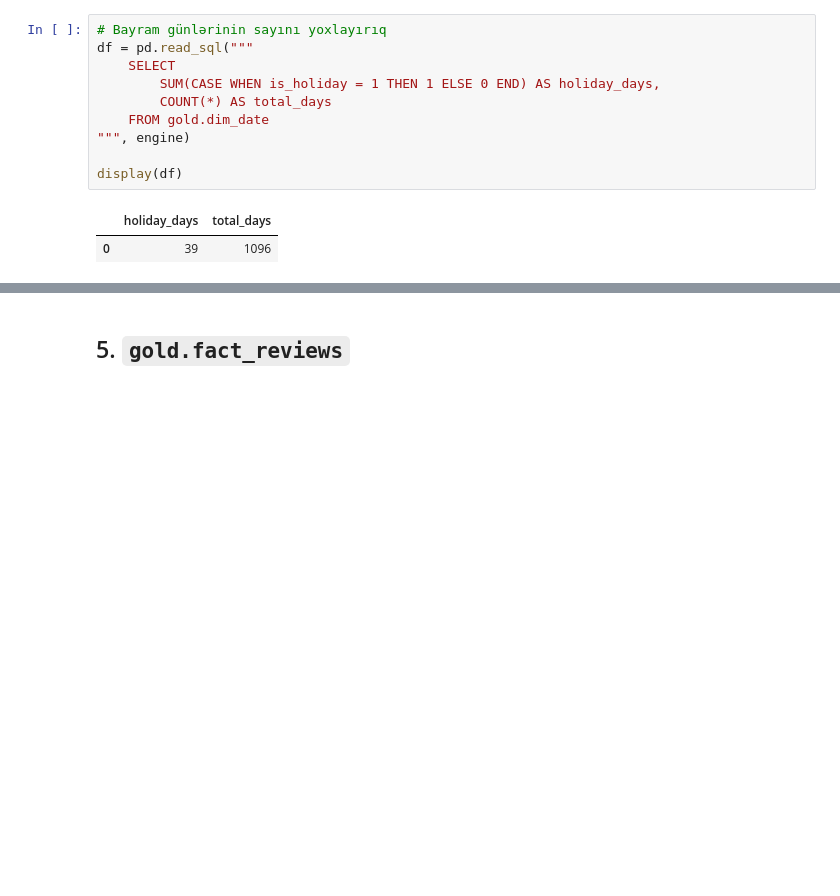
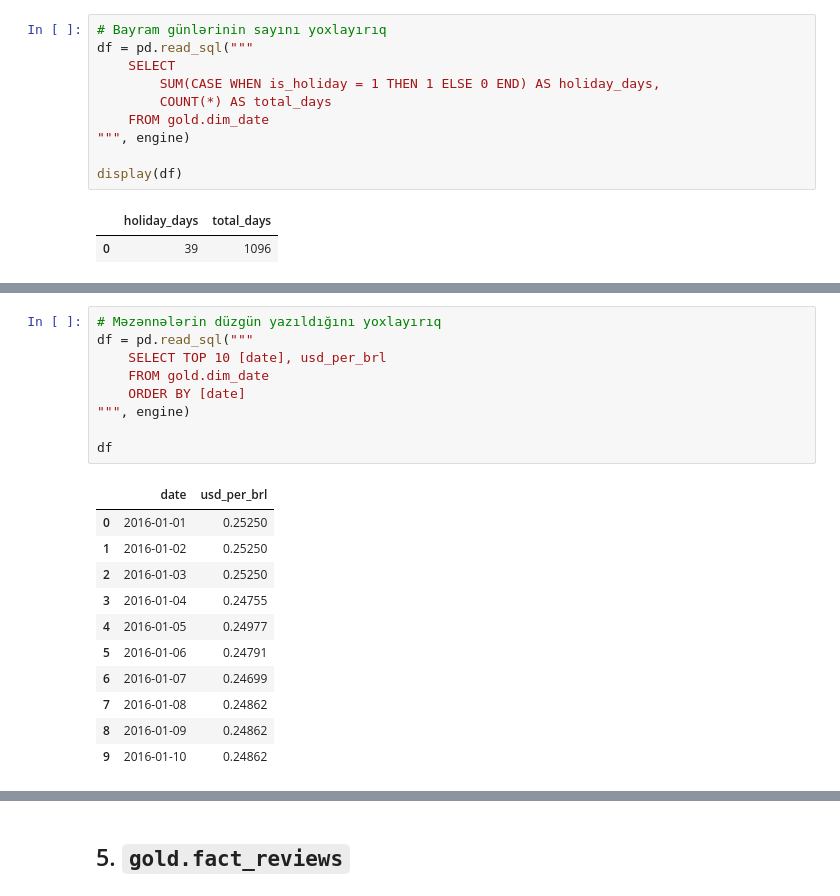
Before and after one commit to abasovmanaf-3267/olist-ecommerce-analytics, a Jupyter notebook: notebooks/03_gold/03_gold_tables/03_gold_tables_b.ipynb, the cells around one changed output, grey strips where cells are left out. Drawn from its saved outputs; the diff is of its cells as text; blank space fills up the shorter version.

```diff
--- a/notebooks/03_gold/03_gold_tables/03_gold_tables_b.ipynb
+++ b/notebooks/03_gold/03_gold_tables/03_gold_tables_b.ipynb
@@ -433 +467,22 @@ display(df)
+# %%
+# Məzənnələrin düzgün yazıldığını yoxlayırıq
+df = pd.read_sql("""
+    SELECT TOP 10 [date], usd_per_brl
+    FROM gold.dim_date
+    ORDER BY [date]
+""", engine)
+
+df
+# %% [output]
+|  | date | usd_per_brl |
+| 0 | 2016-01-01 | 0.25250 |
+| 1 | 2016-01-02 | 0.25250 |
+| 2 | 2016-01-03 | 0.25250 |
+| 3 | 2016-01-04 | 0.24755 |
+| 4 | 2016-01-05 | 0.24977 |
+| 5 | 2016-01-06 | 0.24791 |
+| 6 | 2016-01-07 | 0.24699 |
+| 7 | 2016-01-08 | 0.24862 |
+| 8 | 2016-01-09 | 0.24862 |
+| 9 | 2016-01-10 | 0.24862 |
 # %%
```
Also changed, not shown: parts of 34 cells of this notebook.
